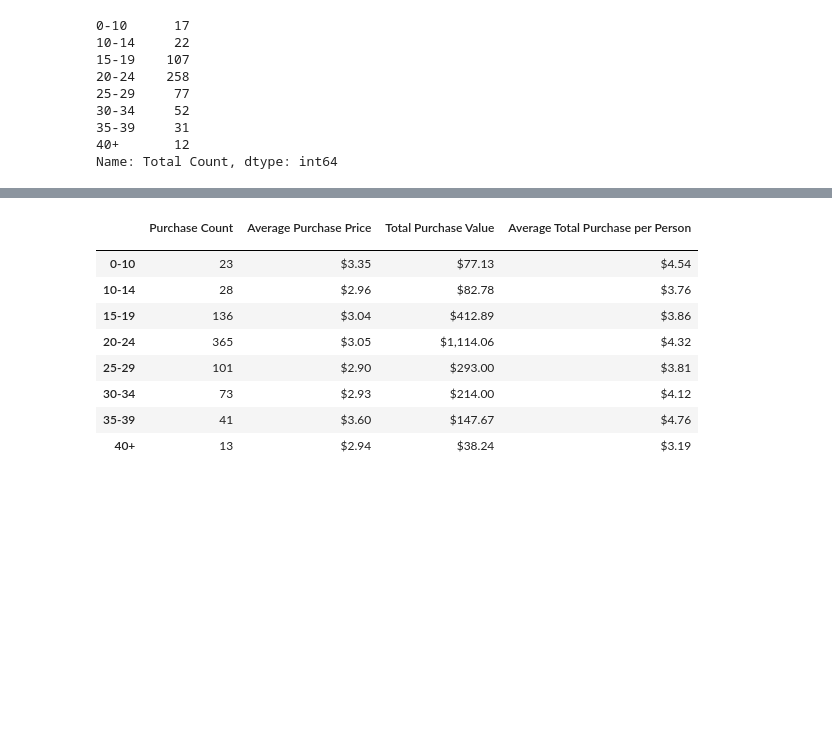
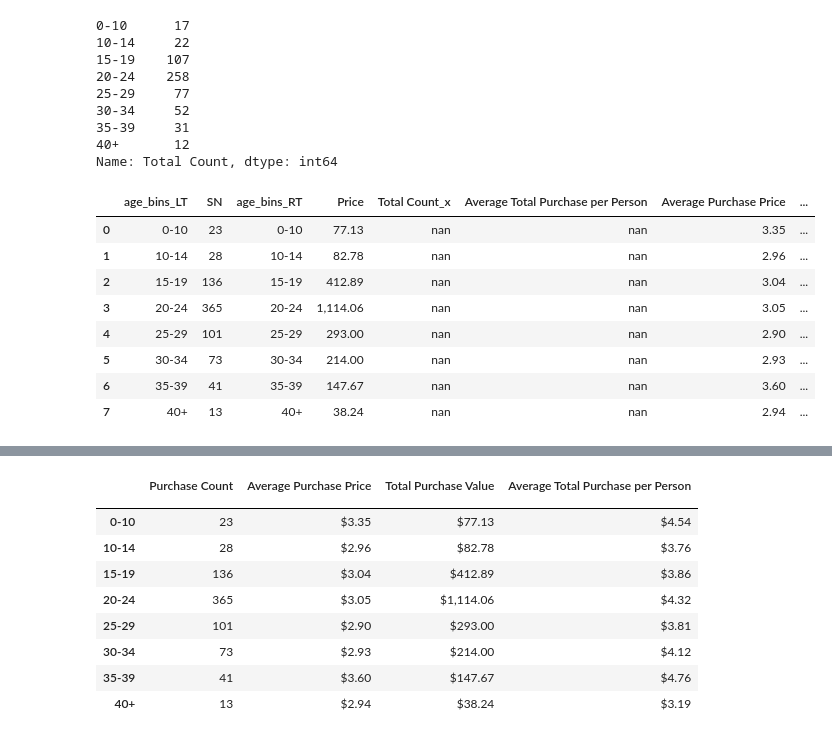
Before and after one commit to PJ-Kim/HW4-Pymoli, a Jupyter notebook: MainHW.ipynb, the cells around one changed output, grey strips where cells are left out. Cells and saved outputs as stored; diff of their text form; code cells hidden in the pictures; blank space fills up the shorter version.

```diff
--- a/MainHW.ipynb
+++ b/MainHW.ipynb
@@ -299,5 +299,16 @@ print(uniquect)
 Name: Total Count, dtype: int64
 # %%
 main_joined = main_joined.merge(uniquect, left_on='age_bins_LT', right_index=True)
+main_joined
+# %% [output]
+|  | age_bins_LT | SN | age_bins_RT | Price | Total Count_x | Average Total Purchase per Person | Average Purchase Price | ... |
+| 0 | 0-10 | 23 | 0-10 | 77.13 | nan | nan | 3.35 | ... |
+| 1 | 10-14 | 28 | 10-14 | 82.78 | nan | nan | 2.96 | ... |
+| 2 | 15-19 | 136 | 15-19 | 412.89 | nan | nan | 3.04 | ... |
+| 3 | 20-24 | 365 | 20-24 | 1,114.06 | nan | nan | 3.05 | ... |
+| 4 | 25-29 | 101 | 25-29 | 293.00 | nan | nan | 2.90 | ... |
+| 5 | 30-34 | 73 | 30-34 | 214.00 | nan | nan | 2.93 | ... |
+| 6 | 35-39 | 41 | 35-39 | 147.67 | nan | nan | 3.60 | ... |
+| 7 | 40+ | 13 | 40+ | 38.24 | nan | nan | 2.94 | ... |
 # %%
 main_joined['Average Total Purchase per Person'] = (main_joined['Price'] / main_joined['Total Count_y'])
```
Also changed, not shown: parts of 3 cells of this notebook.
